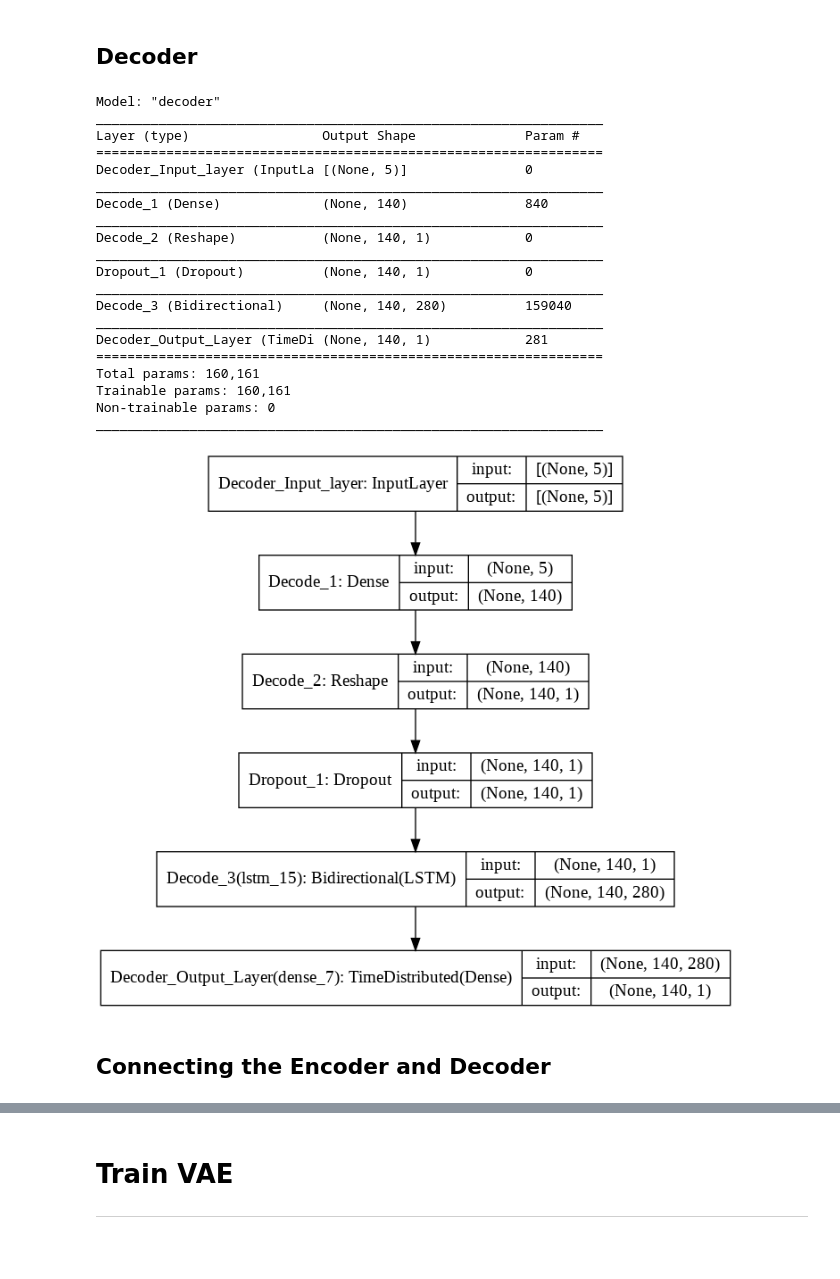
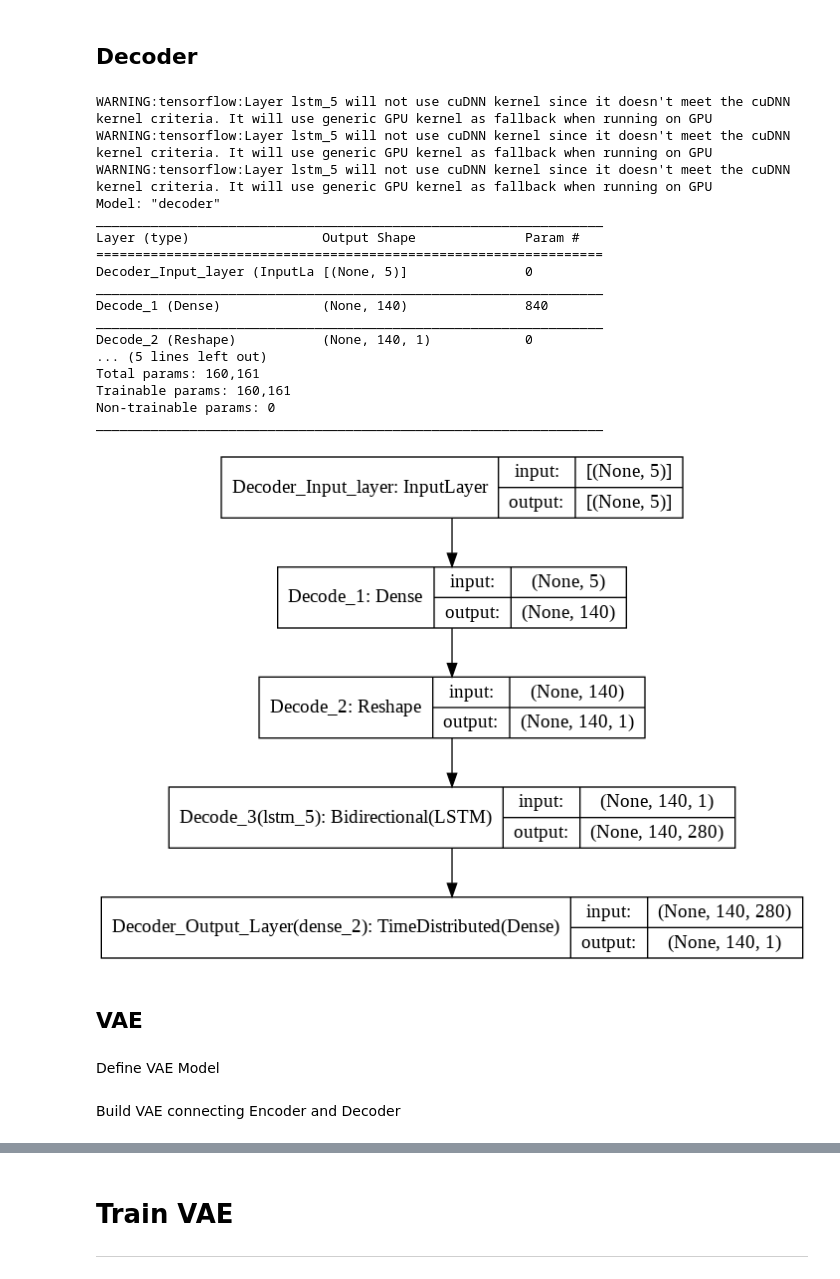
Before and after one commit to nina-prog/sem-data-analysis-VAE, a Jupyter notebook: VAE_v2.0.ipynb, the cells around one changed output, grey strips where cells are left out. Saved outputs shown, nothing was run; the diff lists cells and outputs as text; code cells hidden in the pictures; blank space fills up the shorter version.

```diff
--- a/VAE_v2.0.ipynb
+++ b/VAE_v2.0.ipynb
@@ -165,6 +123,8 @@ class Sampling(layers.Layer):
 ### For Reshaping Issues: https://machinelearningmastery.com/reshape-input-data-long-short-term-memory-networks-keras/
 
 ### Model Properties
+input_shape=(None,140,1)
+
 encoding_dim = 140
 intermediate_dim = 140
 latent_dim = 5            #5, because 5 class in data ecg5000
@@ -172,7 +132,7 @@ latent_dim = 5            #5, because 5 class in data ecg5000
 epochs = 12
 batch_size = 16
 
-drop_out_rate = 0.2
+dropout_rate = 0.2
 
 # regulizer rate:
 r_rate = 0.001
@@ -222,40 +182,41 @@ ________________________________________________________________________________
 # %%
 ### Define Decoder Layers
 latent_inputs = keras.Input(shape=(latent_dim,), name='Decoder_Input_layer')
 
 decoded = Dense(encoding_dim, activation='tanh', name='Decode_1', kernel_regularizer=l2(r_rate), bias_regularizer=l2(r_rate), activity_regularizer=l2(r_rate))(latent_inputs)
 decoded = Reshape((140,1), name='Decode_2')(decoded)
-decoded = Dropout(drop_out_rate, name='Dropout_1')(decoded)
-decoded = Bidirectional(LSTM(intermediate_dim, activation='tanh',return_sequences=True, name=''), name='Decode_3')(decoded)
+decoded = Dropout(dropout_rate, name='Dropout_1')(decoded)
+decoded = Bidirectional(LSTM(intermediate_dim, activation='tanh',return_sequences=True, name='', dropout=dropout_rate, recurrent_dropout=r_dropout_rate), name='Decode_3')(decoded)
 
 decoder_outputs = TimeDistributed(Dense(1, activation='tanh', name=''),name='Decoder_Output_Layer')(decoded)
 
 ### Build Decoder
 decoder = keras.Model(latent_inputs, decoder_outputs, name="decoder")
 decoder.summary()
 # configure decoder for training
-decoder.compile(optimizer='adam', loss='mean_squared_error')
+decoder.compile(optimizer='adam', loss='mean_squared_error') # necessary? because we define train step in vae model
 
 plot_model(decoder, show_shapes=True, to_file='reconstruct_lstm_decoder.png')
 # %% [output]
+WARNING:tensorflow:Layer lstm_5 will not use cuDNN kernel since it doesn't meet the cuDNN kernel criteria. It will use generic GPU kernel as fallback when running on GPU
+WARNING:tensorflow:Layer lstm_5 will not use cuDNN kernel since it doesn't meet the cuDNN kernel criteria. It will use generic GPU kernel as fallback when running on GPU
+WARNING:tensorflow:Layer lstm_5 will not use cuDNN kernel since it doesn't meet the cuDNN kernel criteria. It will use generic GPU kernel as fallback when running on GPU
 Model: "decoder"
 _________________________________________________________________
 Layer (type)                 Output Shape              Param #
 =================================================================
 Decoder_Input_layer (InputLa [(None, 5)]               0
 _________________________________________________________________
 Decode_1 (Dense)             (None, 140)               840
 _________________________________________________________________
 Decode_2 (Reshape)           (None, 140, 1)            0
-_________________________________________________________________
-Dropout_1 (Dropout)          (None, 140, 1)            0
-_________________________________________________________________
-Decode_3 (Bidirectional)     (None, 140, 280)          159040
-_________________________________________________________________
-Decoder_Output_Layer (TimeDi (None, 140, 1)            281
-=================================================================
+... (5 lines left out)
 Total params: 160,161
 Trainable params: 160,161
 Non-trainable params: 0
 _________________________________________________________________
-[figure, old version]
+[figure, new version]
+# %% [markdown]
+## VAE
+# %% [markdown]
+Define VAE Model
@@ -262,2 +273,2 @@ _________________________________________________________________
 # %% [markdown]
-## Connecting the Encoder and Decoder
+Build VAE connecting Encoder and Decoder
```
Also changed, not shown: parts of 18 cells of this notebook.
